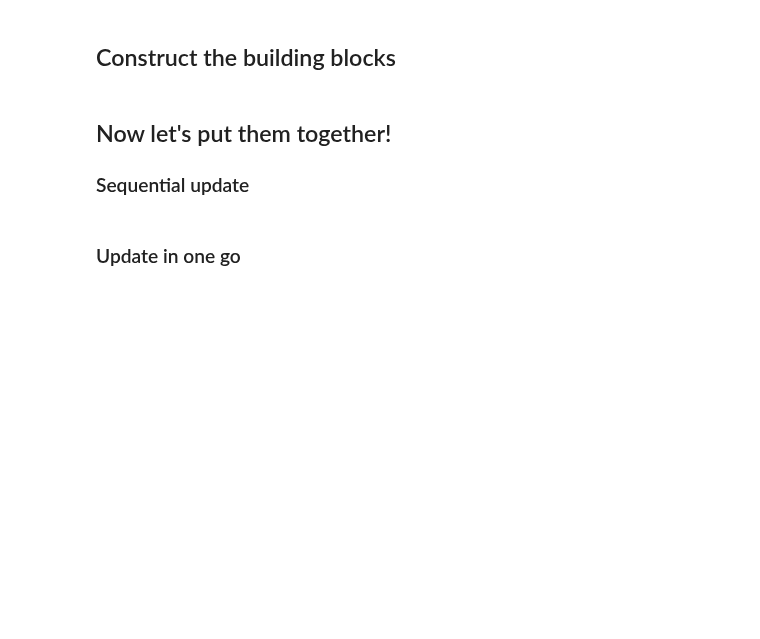
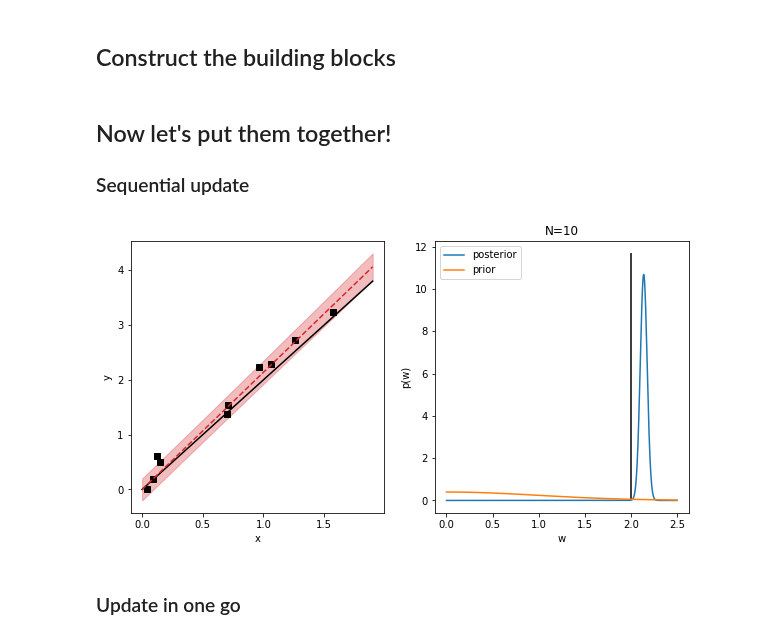
Before and after one commit to christiando/gaussian-toolbox, a Jupyter notebook: notebooks/Tutorial_Presentation.ipynb, the cells around one changed output. Saved outputs shown, nothing was run; the diff lists cells and outputs as text; code cells hidden in the pictures; blank space fills up the shorter version.

```diff
--- a/notebooks/Tutorial_Presentation.ipynb
+++ b/notebooks/Tutorial_Presentation.ipynb
@@ -380,41 +410,85 @@ p_Y_given_W = conditionals.ConditionalGaussianDensity(M=M_lk, Sigma=Sigma_lk) #
 ### Sequential update
 # %%
 p_W_given_y = p_W
-fig = plt.figure(figsize=(5,5))
-ax1 = fig.add_subplot(111)
+fig = plt.figure(figsize=(10,5))
+ax1 = fig.add_subplot(121)
+ax2 = fig.add_subplot(122)
 w_range = jnp.array([jnp.arange(0,2.5,.001)]).T
-ax1.plot(w_range[:,0], p_W_given_y(w_range)[0], label='posterior')
-ax1.plot(w_range[:,0], p_W(w_range)[0], label='prior')
-ax1.vlines(w,0,jnp.amax(p_W_given_y(w_range)[0]) + 1, 'k')
-ax1.set_xlabel('w')
-ax1.set_ylabel('p(w)')
-ax1.set_title('N=0')
+ax2.plot(w_range[:,0], p_W_given_y(w_range)[0], label='posterior')
+ax2.plot(w_range[:,0], p_W(w_range)[0], label='prior')
+ax2.vlines(w,0,jnp.amax(p_W_given_y(w_range)[0]) + 1, 'k')
+ax2.set_xlabel('w')
+ax2.set_ylabel('p(w)')
+ax2.set_title('N=0')
 plt.legend()
+
+# Prediction
+X_star = x_range
+N_star = X_star.shape[0]
+M = jnp.reshape(X_star, (N_star, 1, X_star.shape[1]))
+b = jnp.zeros((N_star, 1))
+Sigma = sigma_y ** 2.0 * jnp.ones((N_star, 1, 1))
+
+p_Ystar_given_W = conditionals.ConditionalGaussianDensity(M=M, b=b, Sigma=Sigma)
+p_Ystar = p_Ystar_given_W.affine_marginal_transformation(p_W_given_y)
+
+ax1.plot(x_range, y_range, 'k')
+ax1.plot(X_star, p_Ystar.mu, 'C3--')
+ax1.fill_between(X_star[:,0], p_Y.mu[:,0] - 2 * jnp.sqrt(p_Ystar.Sigma[:,0,0]),
+                              p_Y.mu[:,0] + 2 * jnp.sqrt(p_Ystar.Sigma[:,0,0]),
+                alpha=.3, color='C3')
+ax1.set_xlabel('x')
+ax1.set_ylabel('y')
 plt.show()
 
 
 for i in range(N):
     # Updating posterior
     p_Yi_given_W = p_Y_given_W.slice(jnp.array([i]))
     # p(W|Y_i,Y_{1:i-1}=y_{1:i-1}) = p(Y_i|W)p(W|Y_{1:i-1}=y_{1:i-1}) / int p(Y_i|W)p(W|Y_{1:i-1}=y_{1:i-1}) dW
     p_W_given_y_Yi = p_Yi_given_W.affine_conditional_transformation(p_W_given_y)
-    # p(W|Y_i=y_i,Y_{1:i-1}=y_{1:i-1})
+    # p(W|Y_{1:i}=y_{1:i})
     p_W_given_y = p_W_given_y_Yi(y[i:i+1])
+
+    # Prediction
+    X_star = x_range
+    N_star = X_star.shape[0]
+    M = jnp.reshape(X_star, (N_star, 1, X_star.shape[1]))
+    b = jnp.zeros((N_star, 1))
+    Sigma = sigma_y ** 2.0 * jnp.ones((N_star, 1, 1))
+    # p(Y*|W)
+    p_Ystar_given_W = conditionals.ConditionalGaussianDensity(M=M, b=b, Sigma=Sigma)
+    # p(Y*|Y_{i:i}=y_{1:i}) = \int p(Y*|W) p(W|Y_{1:i}=y_{1:i})dW
+    p_Ystar = p_Ystar_given_W.affine_marginal_transformation(p_W_given_y)
 
     # just plotting
     clear_output(wait=True)
-    fig = plt.figure(figsize=(5,5))
-    ax1 = fig.add_subplot(111)
+    fig = plt.figure(figsize=(10,5))
+    ax1 = fig.add_subplot(121)
+    ax2 = fig.add_subplot(122)
     time.sleep(1.)
-    ax1.cla()
-    ax1.plot(w_range[:,0], p_W_given_y(w_range)[0], label='posterior')
-    ax1.plot(w_range[:,0], p_W(w_range)[0], label='prior')
-    ax1.vlines(w,0,jnp.amax(p_W_given_y(w_range)[0]) + 1, 'k')
-    ax1.set_xlabel('w')
-    ax1.set_ylabel('p(w)')
-    ax1.set_title('N=%d' %(i+1))
+    ax1.cla(), ax2.cla()
+    ax2.plot(w_range[:,0], p_W_given_y(w_range)[0], label='posterior')
+    ax2.plot(w_range[:,0], p_W(w_range)[0], label='prior')
+    ax2.vlines(w,0,jnp.amax(p_W_given_y(w_range)[0]) + 1, 'k')
+    ax2.set_xlabel('w')
+    ax2.set_ylabel('p(w)')
+    ax2.set_title('N=%d' %(i+1))
     plt.legend()
+
+
+    ax1.plot(X[:i+1], y[:i+1], 'ks')
+    ax1.plot(x_range, y_range, 'k')
+    ax1.plot(X_star, p_Ystar.mu, 'C3--')
+    ax1.fill_between(X_star[:,0], p_Ystar.mu[:,0] - 2 * jnp.sqrt(p_Ystar.Sigma[:,0,0]),
+                                  p_Ystar.mu[:,0] + 2 * jnp.sqrt(p_Ystar.Sigma[:,0,0]),
+                    alpha=.3, color='C3')
+    ax1.set_xlabel('x')
+    ax1.set_ylabel('y')
+
     plt.show()
+# %% [output]
+[figure, added]
 # %% [markdown]
 ### Update in one go
 # %%
```
Also changed, not shown: parts of 29 cells of this notebook.
